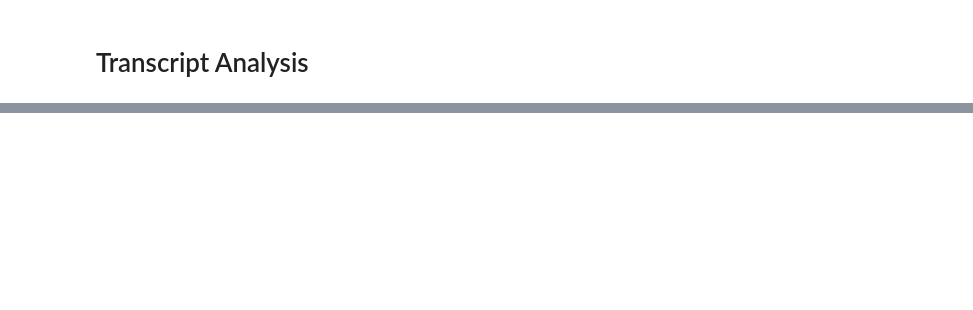
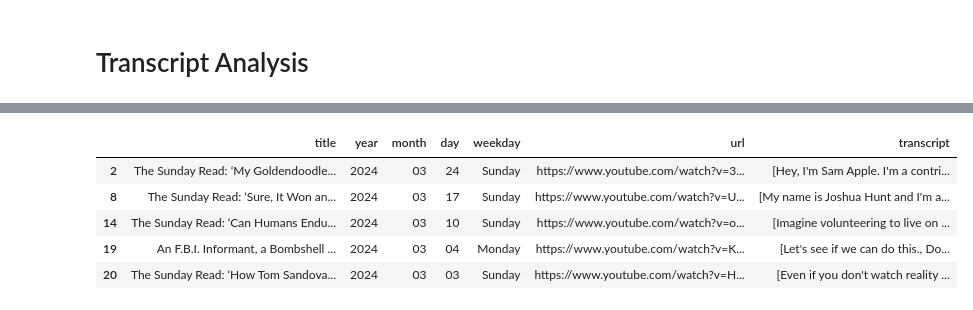
Before and after one commit to rahim-hashim/video_transcripts, a Jupyter notebook: transcript_analysis.ipynb, the cells around one changed output, grey strips where cells are left out. Drawn from its saved outputs; the diff is of its cells as text; code cells hidden in the pictures; blank space fills up the shorter version.

```diff
--- a/transcript_analysis.ipynb
+++ b/transcript_analysis.ipynb
@@ -123,0 +185,9 @@ sabrina_df = filter_df_by_word(transcript_df, word)
+# %%
+other_df
+# %% [output]
+|  | title | year | month | day | weekday | url | transcript |
+| 2 | The Sunday Read: ‘My Goldendoodle... | 2024 | 03 | 24 | Sunday | https://www.youtube.com/watch?v=3... | [Hey, I'm Sam Apple. I'm a contri... |
+| 8 | The Sunday Read: ‘Sure, It Won an... | 2024 | 03 | 17 | Sunday | https://www.youtube.com/watch?v=U... | [My name is Joshua Hunt and I'm a... |
+| 14 | The Sunday Read: ‘Can Humans Endu... | 2024 | 03 | 10 | Sunday | https://www.youtube.com/watch?v=o... | [Imagine volunteering to live on ... |
+| 19 | An F.B.I. Informant, a Bombshell ... | 2024 | 03 | 04 | Monday | https://www.youtube.com/watch?v=K... | [Let's see if we can do this., Do... |
+| 20 | The Sunday Read: ‘How Tom Sandova... | 2024 | 03 | 03 | Sunday | https://www.youtube.com/watch?v=H... | [Even if you don't watch reality ... |
```
Also changed, not shown: parts of 5 cells of this notebook.
